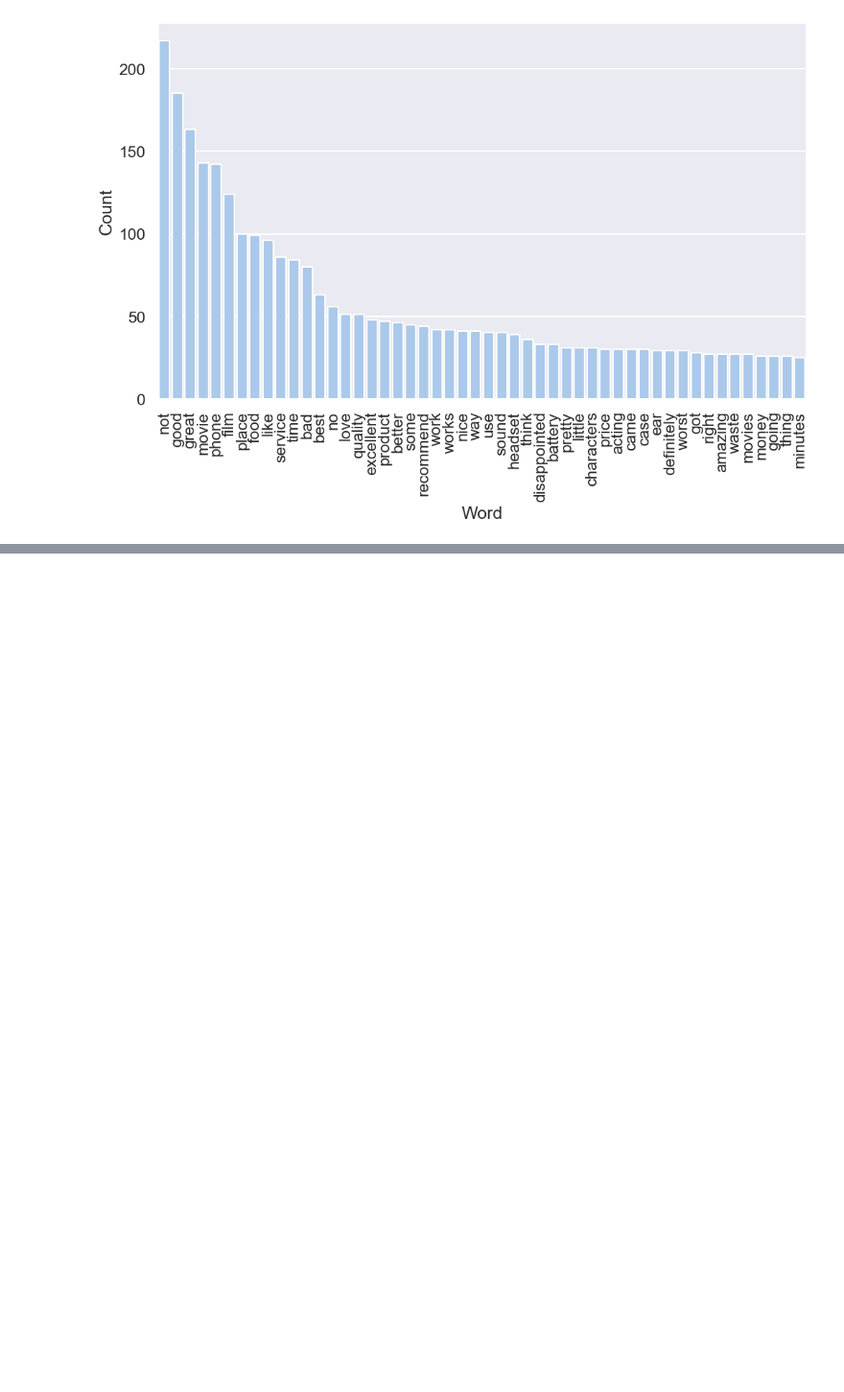
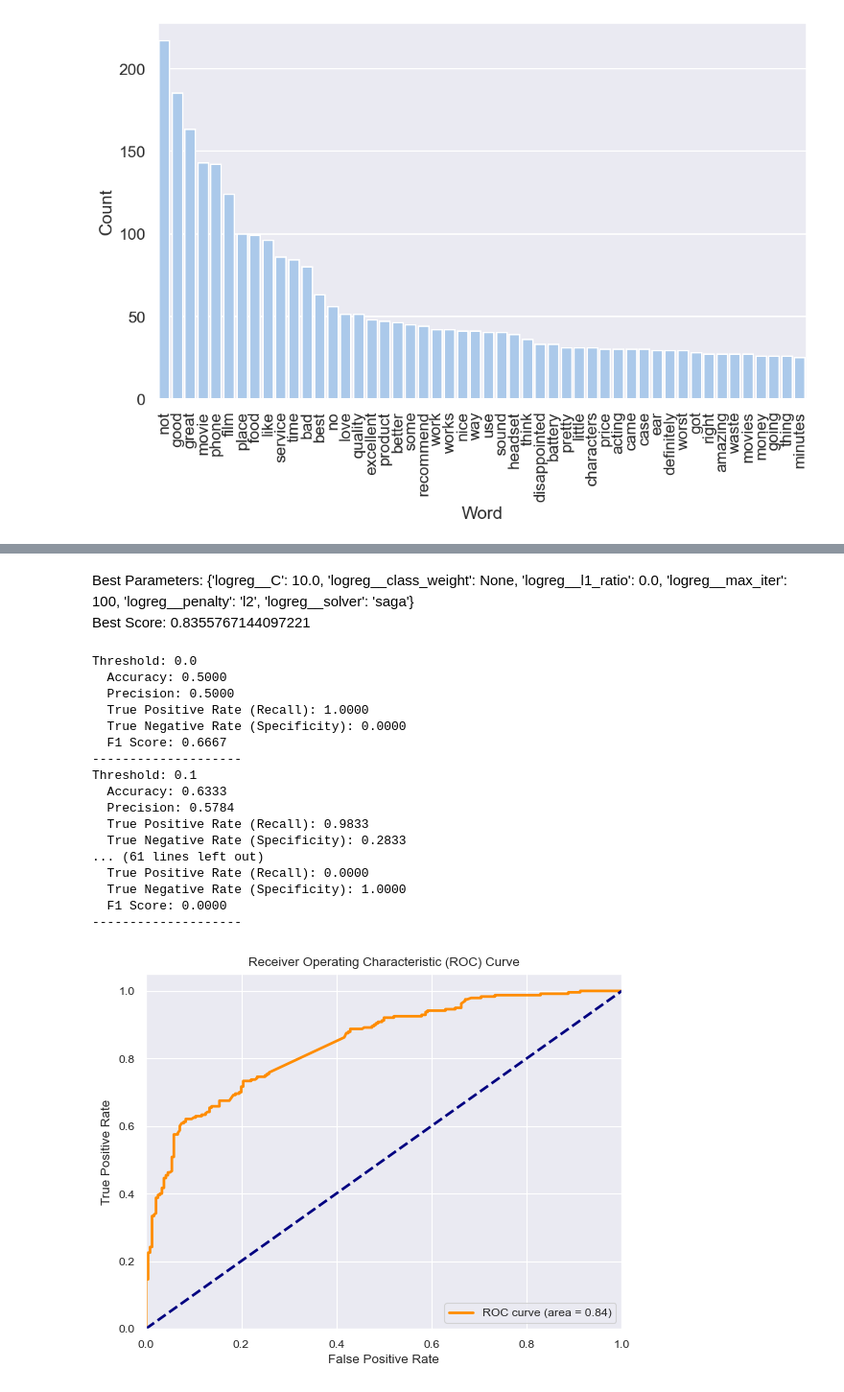
Before and after one commit to cabradna/cs135-24f-assignments, a Jupyter notebook: projectA/cbradna_T1_a.ipynb, the cells around one changed output, grey strips where cells are left out. Shown at 96% size. Saved outputs shown, nothing was run; the diff lists cells and outputs as text; code cells hidden in the pictures; blank space fills up the shorter version.

```diff
--- a/projectA/cbradna_T1_a.ipynb
+++ b/projectA/cbradna_T1_a.ipynb
@@ -247,0 +534,3 @@ plt.show()
+# %% [markdown]
+Best Parameters: {'logreg__C': 10.0, 'logreg__class_weight': None, 'logreg__l1_ratio': 0.0, 'logreg__max_iter': 100, 'logreg__penalty': 'l2', 'logreg__solver': 'saga'}
+Best Score: 0.8355767144097221
@@ -247,0 +547,62 @@ plt.show()
+# %%
+# Assuming you have already trained your model and have x_dense_test and y_dense_test
+
+# Get predicted probabilities
+y_prob = best_model.predict_proba(x_dense_test)[:, 1]
+
+# Define thresholds to test
+thresholds = np.arange(0, 1.1, 0.1)  # Thresholds from 0 to 1 in steps of 0.1
+
+# Calculate and print metrics for each threshold
+for threshold in thresholds:
+    y_pred = (y_prob >= threshold).astype(int)  # Apply threshold
+
+    # Calculate metrics (same as before)
+    accuracy = accuracy_score(y_dense_test, y_pred)
+    precision = precision_score(y_dense_test, y_pred)
+    recall = recall_score(y_dense_test, y_pred)
+    f1 = f1_score(y_dense_test, y_pred)
+    tn, fp, fn, tp = confusion_matrix(y_dense_test, y_pred).ravel()
+    true_negative_rate = tn / (tn + fp)
+
+    print(f"Threshold: {threshold:.1f}")
+    print(f"  Accuracy: {accuracy:.4f}")
+    print(f"  Precision: {precision:.4f}")
+    print(f"  True Positive Rate (Recall): {recall:.4f}")
+    print(f"  True Negative Rate (Specificity): {true_negative_rate:.4f}")
+    print(f"  F1 Score: {f1:.4f}")
+    print("-" * 20)
+
+# Calculate and plot ROC curve
+fpr, tpr, _ = roc_curve(y_dense_test, y_prob)
+roc_auc = auc(fpr, tpr)
+
+plt.figure()
+plt.plot(fpr, tpr, color="darkorange", lw=2, label=f"ROC curve (area = {roc_auc:.2f})")
+plt.plot([0, 1], [0, 1], color="navy", lw=2, linestyle="--")
+plt.xlim([0.0, 1.0])
+plt.ylim([0.0, 1.05])
+plt.xlabel("False Positive Rate")
+plt.ylabel("True Positive Rate")
+plt.title("Receiver Operating Characteristic (ROC) Curve")
+plt.legend(loc="lower right")
+plt.show()
+# %% [output]
+Threshold: 0.0
+  Accuracy: 0.5000
+  Precision: 0.5000
+  True Positive Rate (Recall): 1.0000
+  True Negative Rate (Specificity): 0.0000
+  F1 Score: 0.6667
+--------------------
+Threshold: 0.1
+  Accuracy: 0.6333
+  Precision: 0.5784
+  True Positive Rate (Recall): 0.9833
+  True Negative Rate (Specificity): 0.2833
+... (61 lines left out)
+  True Positive Rate (Recall): 0.0000
+  True Negative Rate (Specificity): 1.0000
+  F1 Score: 0.0000
+--------------------
+[figure, added]
```
Also changed, not shown: parts of 37 cells of this notebook, 4 other files.
